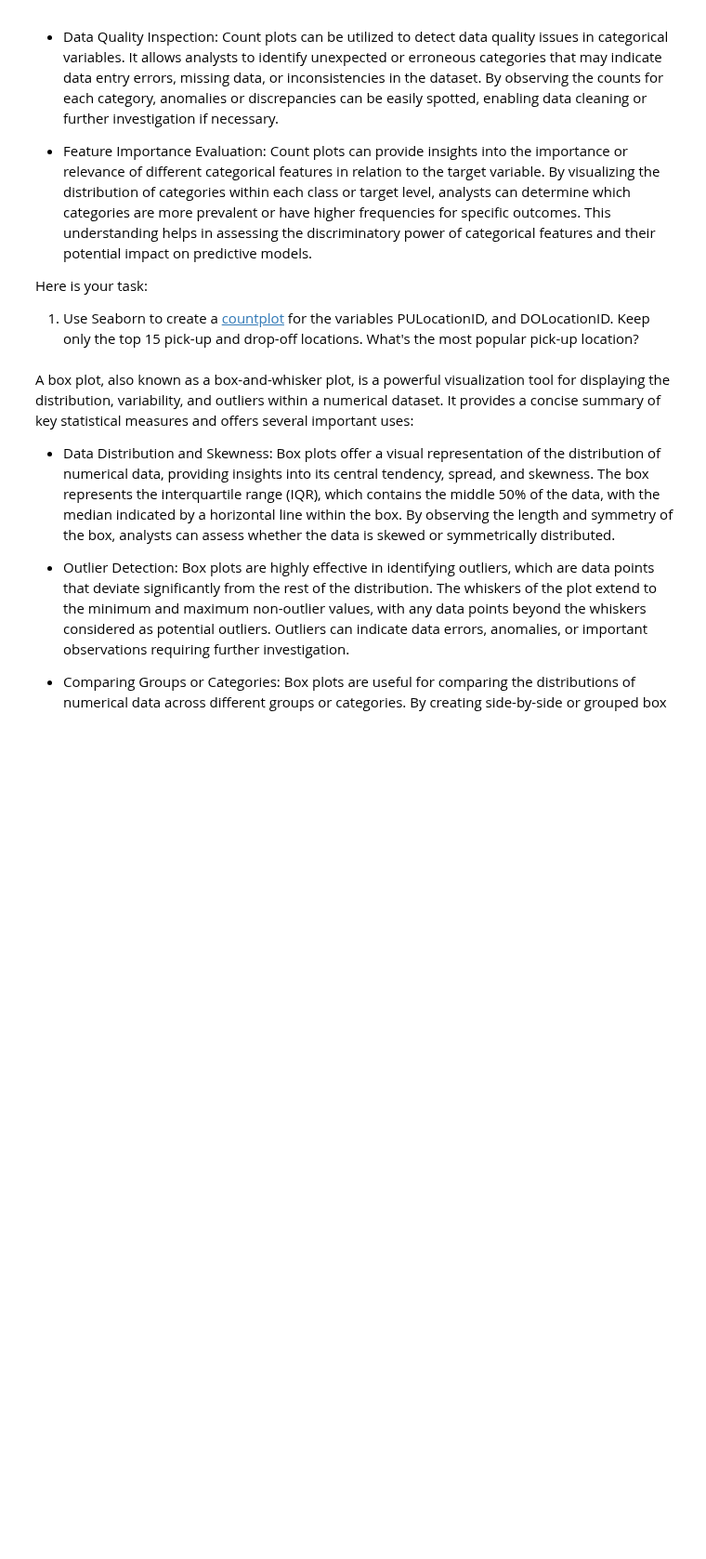
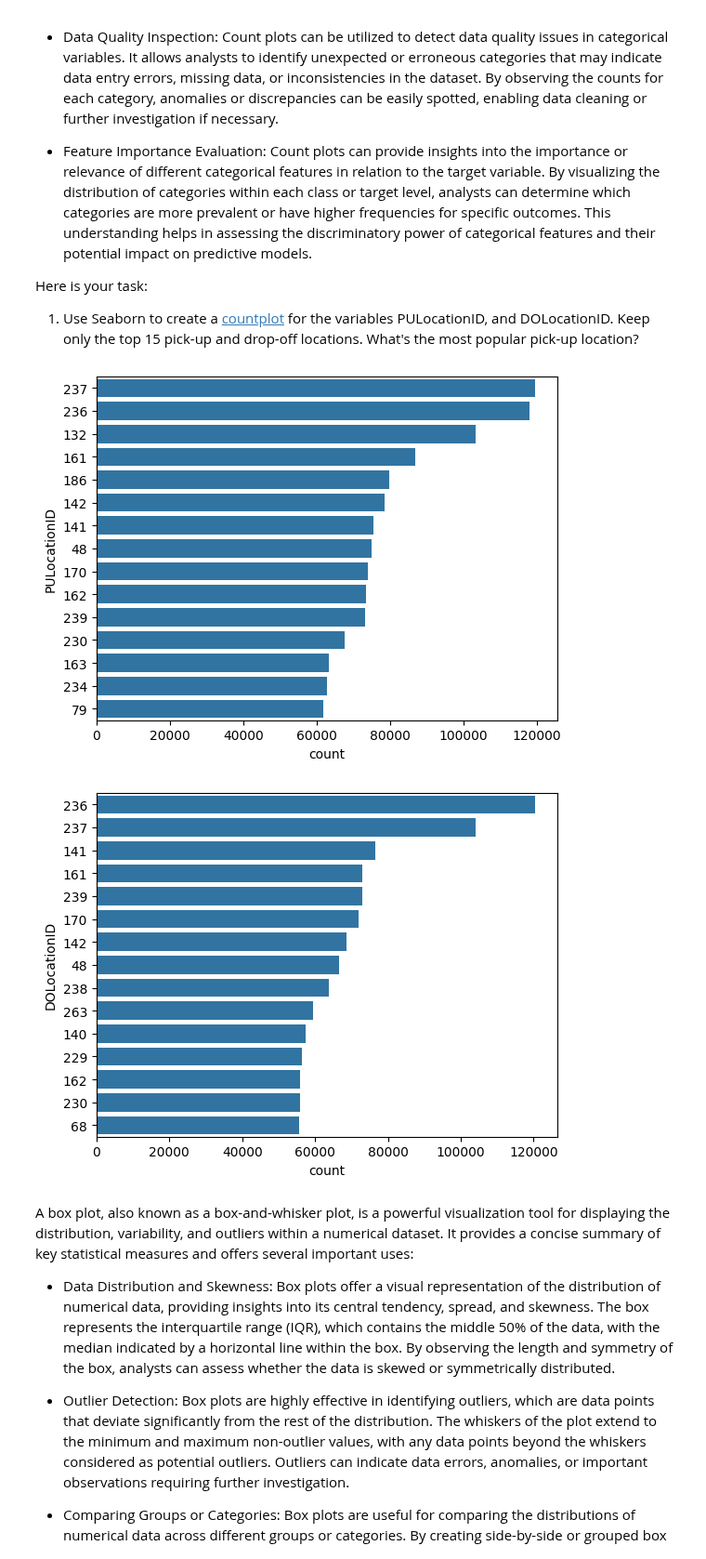
Before and after one commit to chrishalbert/guild-mle-projects, a Jupyter notebook: Student_MLE_MiniProject_EDA.ipynb, the cells around one changed output. Shown at 93% size. Cells and saved outputs as stored; diff of their text form; code cells hidden in the pictures; blank space fills up the shorter version.

```diff
--- a/Student_MLE_MiniProject_EDA.ipynb
+++ b/Student_MLE_MiniProject_EDA.ipynb
@@ -218,6 +244,14 @@ Here is your task:
   1. Use Seaborn to create a [countplot](https://seaborn.pydata.org/generated/seaborn.countplot.html) for the variables PULocationID, and DOLocationID. Keep only the top 15 pick-up and drop-off locations. What's the most popular pick-up location?
 # %%
 # Create a Seaborn countplot for PULocationID and DOLocationID. Only plot the top 15 categories by value counts.
+sns.countplot(data=yellow_tripdata_df, y='PULocationID', order=yellow_tripdata_df['PULocationID'].value_counts().iloc[:15].index)
+plt.show()
+sns.countplot(data=yellow_tripdata_df, y='DOLocationID', order=yellow_tripdata_df['DOLocationID'].value_counts().iloc[:15].index)
+plt.show()
+# PULocationID: 236 is the most popular
+# %% [output]
+[figure, added]
+[figure, added]
 # %% [markdown]
 A box plot, also known as a box-and-whisker plot, is a powerful visualization tool for displaying the distribution, variability, and outliers within a numerical dataset. It provides a concise summary of key statistical measures and offers several important uses:
 
```
Also changed, not shown: parts of 5 cells of this notebook.
